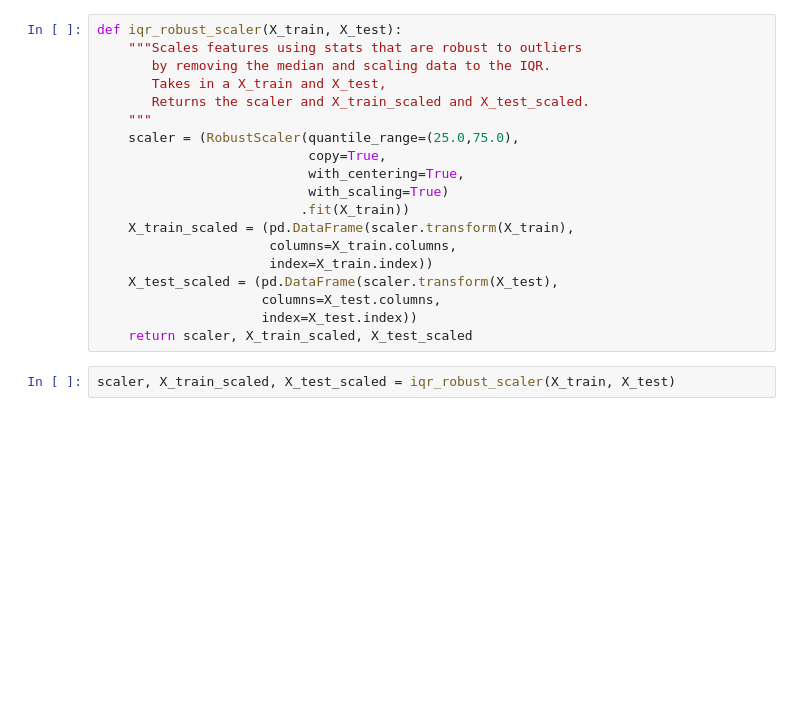
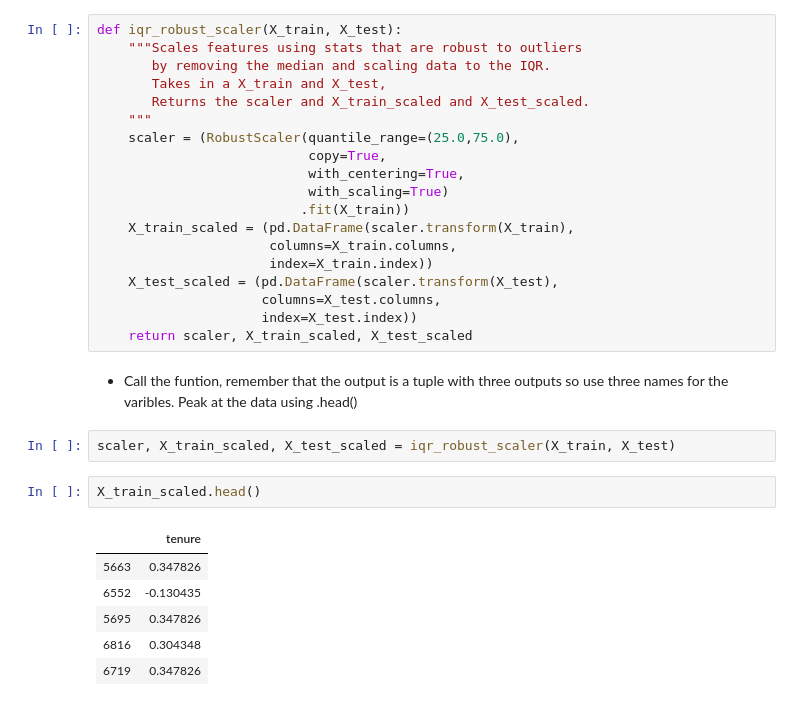
Before and after one commit to JadaShipp/ds-methodologies-exercises, a Jupyter notebook: regression/split_scale_scratch_pad.ipynb, the cells around one changed output. Saved outputs shown, nothing was run; the diff lists cells and outputs as text; blank space fills up the shorter version.

```diff
--- a/regression/split_scale_scratch_pad.ipynb
+++ b/regression/split_scale_scratch_pad.ipynb
@@ -249,5 +345,16 @@ def iqr_robust_scaler(X_train, X_test):
                      columns=X_test.columns,
                      index=X_test.index))
     return scaler, X_train_scaled, X_test_scaled
+# %% [markdown]
+- Call the funtion, remember that the output is a tuple with three outputs so use three names for the varibles. Peak at the data using .head()
 # %%
 scaler, X_train_scaled, X_test_scaled = iqr_robust_scaler(X_train, X_test)
+# %%
+X_train_scaled.head()
+# %% [output]
+|  | tenure |
+| 5663 | 0.347826 |
+| 6552 | -0.130435 |
+| 5695 | 0.347826 |
+| 6816 | 0.304348 |
+| 6719 | 0.347826 |
```
Also changed, not shown: parts of 21 cells of this notebook.
